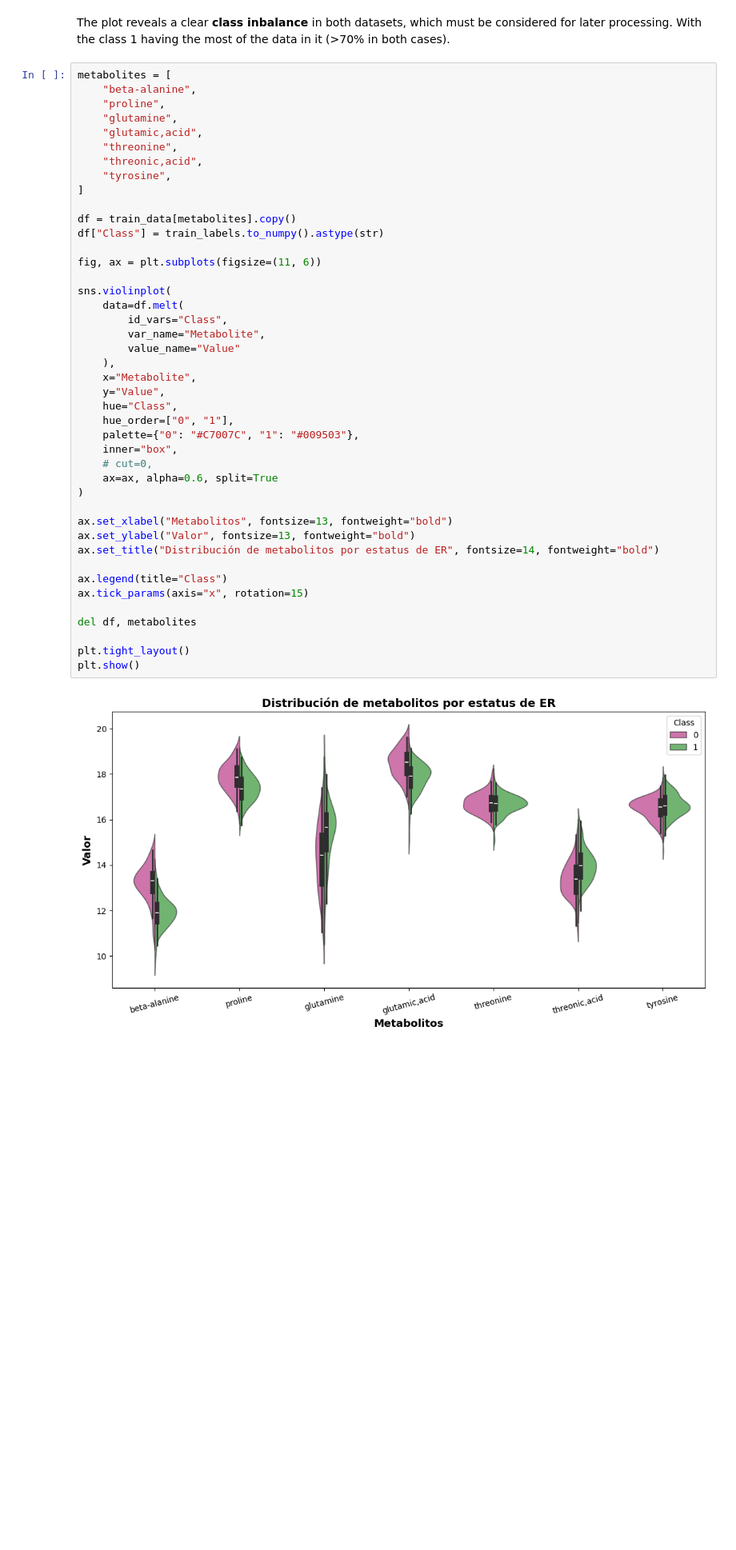
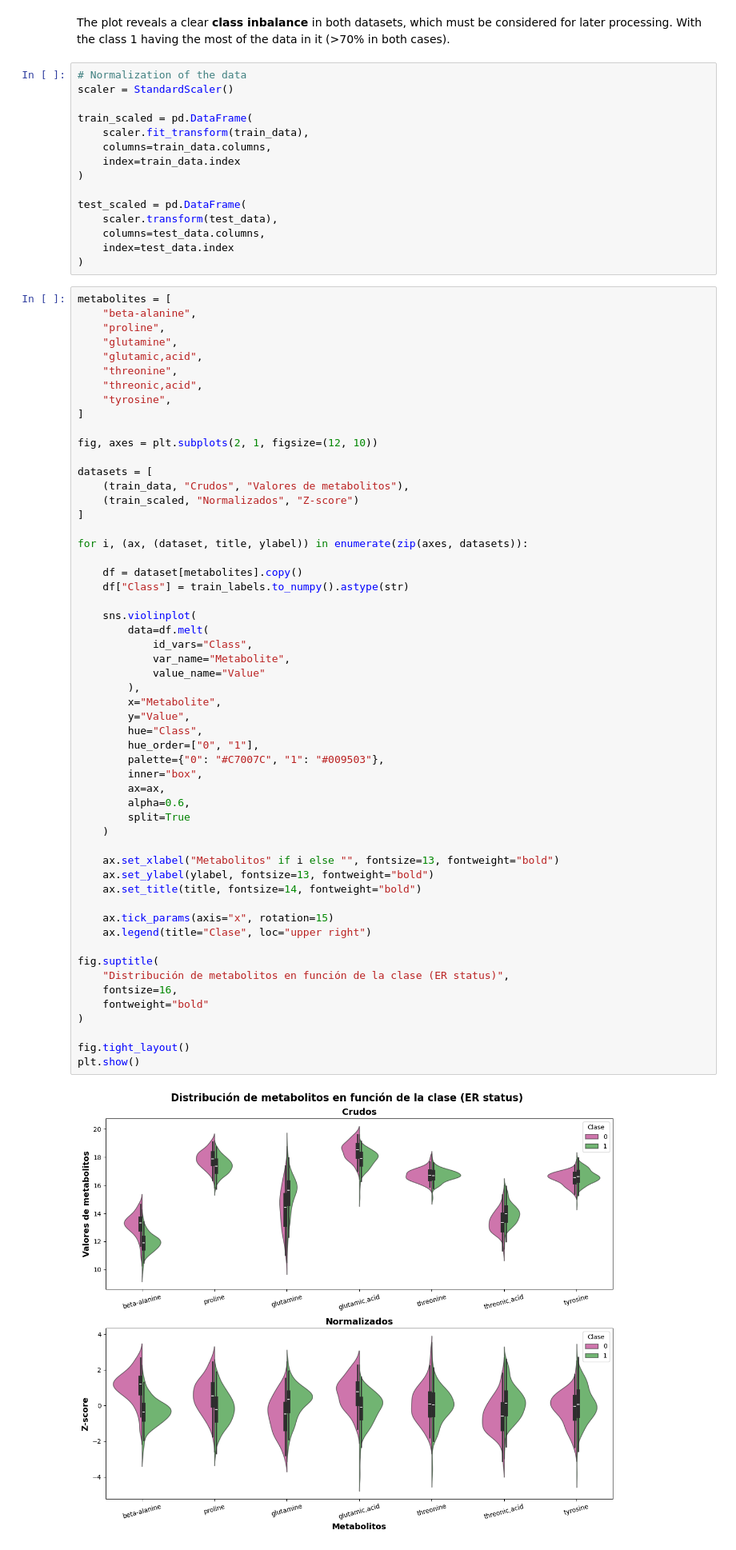
Before and after one commit to MaxHuesca/Machine_learning_algorithms_RE_state, a Jupyter notebook: src/1_exploration_cleansing.ipynb, the cells around one changed output. Shown at 80% size. Drawn from its saved outputs; the diff is of its cells as text; blank space fills up the shorter version.

Commit message:
Analysis of whether applying or not a Z-Score might modify or not the selected features.

```diff
--- a/src/1_exploration_cleansing.ipynb
+++ b/src/1_exploration_cleansing.ipynb
@@ -139,51 +142,78 @@ plt.show()
 [figure]
 # %% [markdown]
 The plot reveals a clear **class inbalance** in both datasets, which must be considered for later processing. With the class 1 having the most of the data in it (>70% in both cases).
+# %%
+# Normalization of the data
+scaler = StandardScaler()
+
+train_scaled = pd.DataFrame(
+    scaler.fit_transform(train_data),
+    columns=train_data.columns,
+    index=train_data.index
+)
+
+test_scaled = pd.DataFrame(
+    scaler.transform(test_data),
+    columns=test_data.columns,
+    index=test_data.index
+)
 # %%
 metabolites = [
     "beta-alanine",
     "proline",
     "glutamine",
     "glutamic,acid",
     "threonine",
     "threonic,acid",
     "tyrosine",
 ]
 
-df = train_data[metabolites].copy()
-df["Class"] = train_labels.to_numpy().astype(str)
+fig, axes = plt.subplots(2, 1, figsize=(12, 10))
 
-fig, ax = plt.subplots(figsize=(11, 6))
+datasets = [
+    (train_data, "Crudos", "Valores de metabolitos"),
+    (train_scaled, "Normalizados", "Z-score")
+]
 
-sns.violinplot(
-    data=df.melt(
-        id_vars="Class",
-        var_name="Metabolite",
-        value_name="Value"
-    ),
-    x="Metabolite",
-    y="Value",
-    hue="Class",
-    hue_order=["0", "1"],
-    palette={"0": "#C7007C", "1": "#009503"},
-    inner="box",
-    # cut=0,
-    ax=ax, alpha=0.6, split=True
+for i, (ax, (dataset, title, ylabel)) in enumerate(zip(axes, datasets)):
+
+    df = dataset[metabolites].copy()
+    df["Class"] = train_labels.to_numpy().astype(str)
+
+    sns.violinplot(
+        data=df.melt(
+            id_vars="Class",
+            var_name="Metabolite",
+            value_name="Value"
+        ),
+        x="Metabolite",
+        y="Value",
+        hue="Class",
+        hue_order=["0", "1"],
+        palette={"0": "#C7007C", "1": "#009503"},
+        inner="box",
+        ax=ax,
+        alpha=0.6,
+        split=True
+    )
+
+    ax.set_xlabel("Metabolitos" if i else "", fontsize=13, fontweight="bold")
+    ax.set_ylabel(ylabel, fontsize=13, fontweight="bold")
+    ax.set_title(title, fontsize=14, fontweight="bold")
+
+    ax.tick_params(axis="x", rotation=15)
+    ax.legend(title="Clase", loc="upper right")
+
+fig.suptitle(
+    "Distribución de metabolitos en función de la clase (ER status)",
+    fontsize=16,
+    fontweight="bold"
 )
 
-ax.set_xlabel("Metabolitos", fontsize=13, fontweight="bold")
-ax.set_ylabel("Valor", fontsize=13, fontweight="bold")
-ax.set_title("Distribución de metabolitos por estatus de ER", fontsize=14, fontweight="bold")
-
-ax.legend(title="Class")
-ax.tick_params(axis="x", rotation=15)
-
-del df, metabolites
-
-plt.tight_layout()
+fig.tight_layout()
 plt.show()
 # %% [output]
-[figure, old version]
+[figure, new version]
 # %% [markdown]
 The exploratory analysis of metabolite distributions revealed differences between classes for certain metabolites, particularly β-alanine and glutamine. However, no consistent trend was observed in the direction of these differences, and the distributions showed considerable overlap. This suggests that the association between metabolic profiles and estrogen receptor status may depend on specific metabolites or multivariate patterns, rather than generalized changes in metabolite concentrations.
 # %% [markdown]
```
Also changed, not shown: parts of 5 cells of this notebook.
